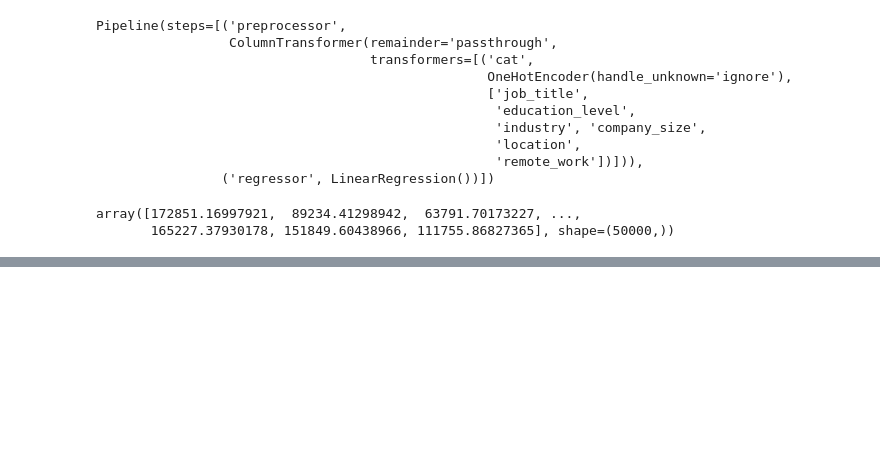
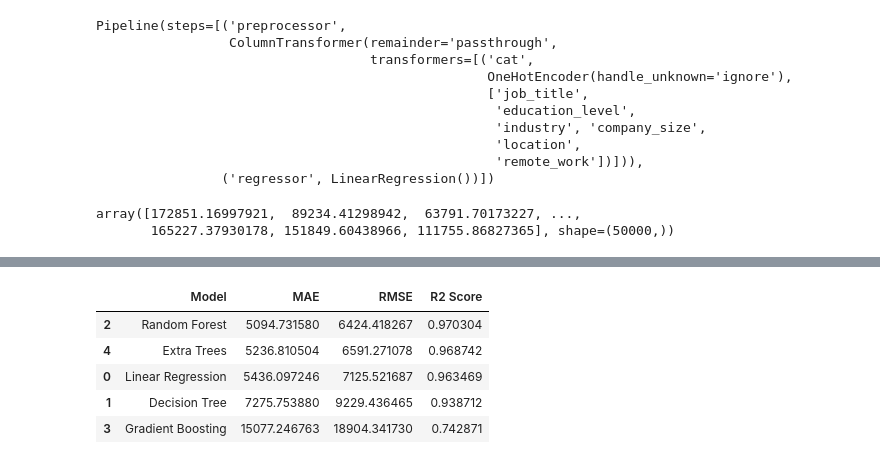
Before and after one commit to shahzada3/AI-Powered-salary-prediction-system, a Jupyter notebook: notebooks/End_to_End.ipynb, the cells around one changed output, grey strips where cells are left out. Cells and saved outputs as stored; diff of their text form; code cells hidden in the pictures; blank space fills up the shorter version.

```diff
--- a/notebooks/End_to_End.ipynb
+++ b/notebooks/End_to_End.ipynb
@@ -367,0 +391,41 @@ models
+# %%
+results = []
+
+for name, algorithm in models.items():
+
+    pipeline = Pipeline([
+        ("preprocessor", preprocessor),
+        ("regressor", algorithm)
+    ])
+
+    pipeline.fit(x_train, y_train)
+
+    predictions = pipeline.predict(x_test)
+
+    mae = mean_absolute_error(y_test, predictions)
+    mse = mean_squared_error(y_test, predictions)
+    rmse = np.sqrt(mse)
+    r2 = r2_score(y_test, predictions)
+
+    results.append({
+        "Model": name,
+        "MAE": mae,
+        "RMSE": rmse,
+        "R2 Score": r2
+    })
+# %%
+results_df = pd.DataFrame(results)
+
+results_df = results_df.sort_values(
+    by="R2 Score",
+    ascending=False
+)
+
+results_df
+# %% [output]
+|  | Model | MAE | RMSE | R2 Score |
+| 2 | Random Forest | 5094.731580 | 6424.418267 | 0.970304 |
+| 4 | Extra Trees | 5236.810504 | 6591.271078 | 0.968742 |
+| 0 | Linear Regression | 5436.097246 | 7125.521687 | 0.963469 |
+| 1 | Decision Tree | 7275.753880 | 9229.436465 | 0.938712 |
+| 3 | Gradient Boosting | 15077.246763 | 18904.341730 | 0.742871 |
```
Also changed, not shown: parts of 14 cells of this notebook, 5 other files.
